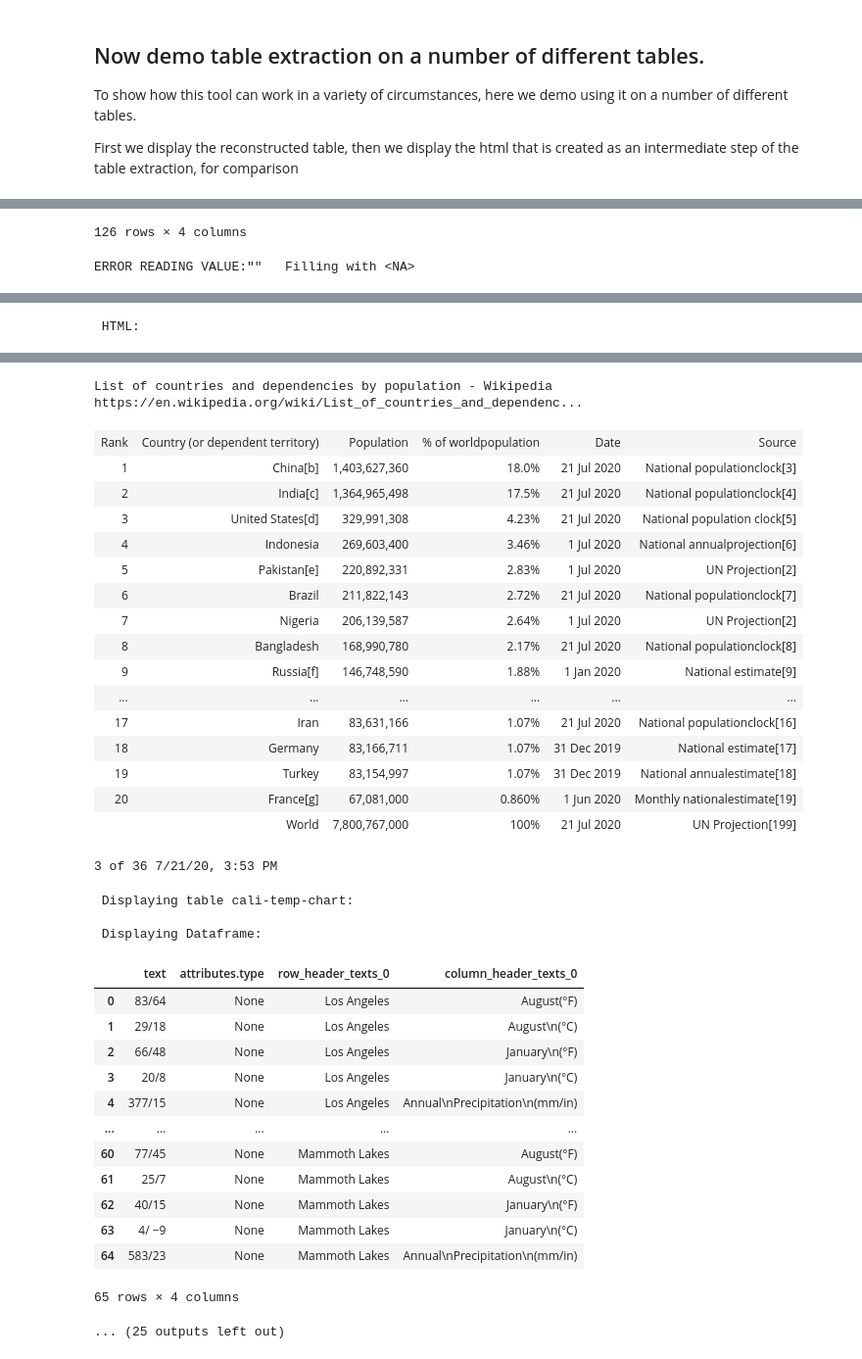
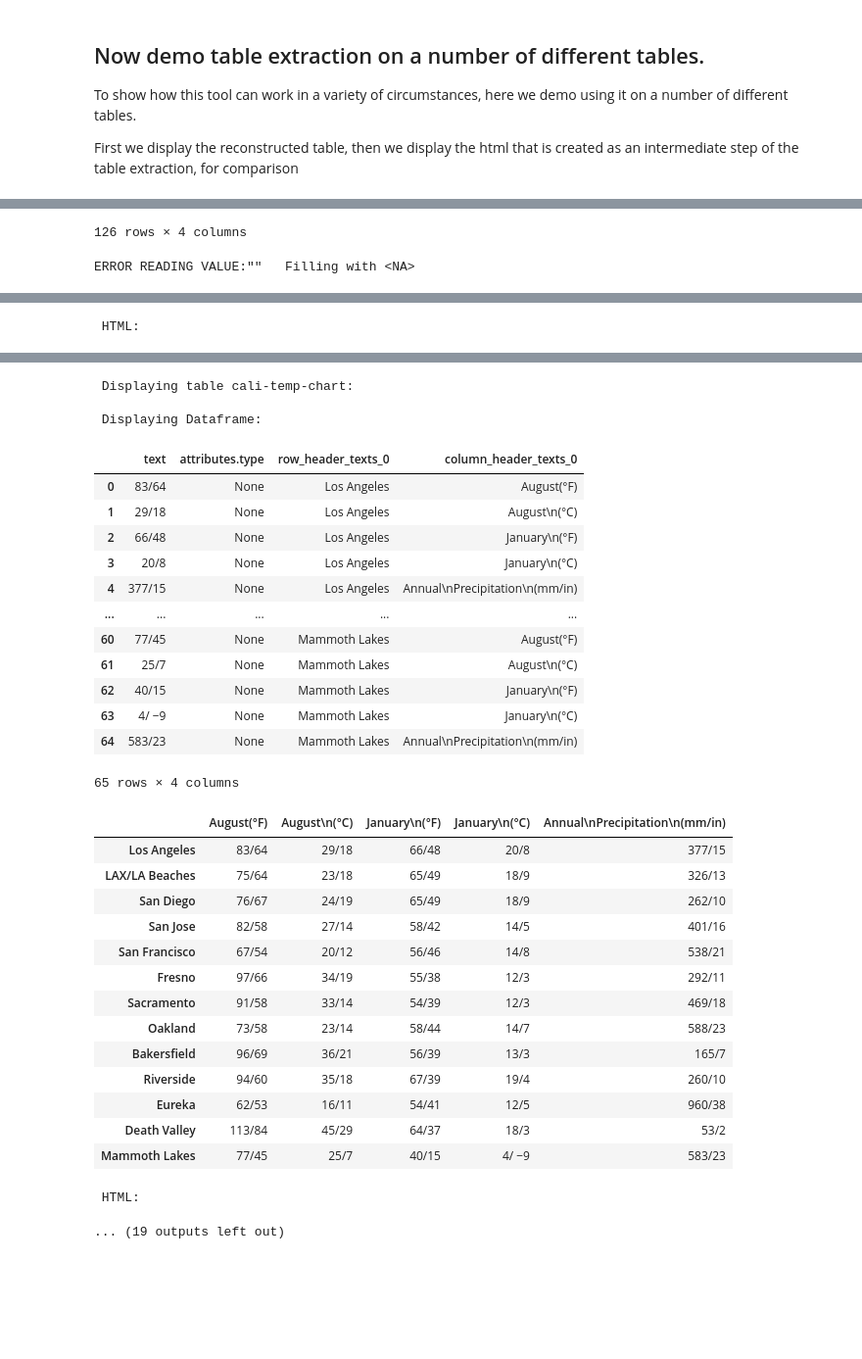
Before and after one commit to CODAIT/text-extensions-for-pandas, a Jupyter notebook: notebooks/Tables_demo_two.ipynb, the cells around one changed output, grey strips where cells are left out. Shown at 98% size. Cells and saved outputs as stored; diff of their text form; code cells hidden in the pictures; blank space fills up the shorter version.

```diff
--- a/notebooks/Tables_demo_two.ipynb
+++ b/notebooks/Tables_demo_two.ipynb
@@ -78,9 +78,9 @@ for name in file_names:
     print("\n Displaying Dataframe: \n")
     parsed = tp.watson_tables_parse_response(responses_dict[name])
     display(tp.make_exploded_df(parsed)[0])
-    display(tp.make_table(parsed))
+    display(tp.make_table(parsed, concat_with=''))
     print("\n\n\n HTML: \n\n")
-    display(HTML(responses_dict[name]["document"]["html"]))
+    display(HTML(tp.get_raw_html(responses_dict[name],parsed)))
 # %% [output]
  Displaying table 20-populous-countries:
 
@@ -120,35 +121,32 @@ ERROR READING VALUE:""   Filling with <NA>
-List of countries and dependencies by population - Wikipedia https://en.wikipedia.org/wiki/List_of_countries_and_dependenc...
+ Displaying table cali-temp-chart:
+
+ Displaying Dataframe:
-| Rank | Country (or dependent territory) | Population | % of worldpopulation | Date | Source |
-| 1 | China[b] | 1,403,627,360 | 18.0% | 21 Jul 2020 | National populationclock[3] |
-| 2 | India[c] | 1,364,965,498 | 17.5% | 21 Jul 2020 | National populationclock[4] |
-| 3 | United States[d] | 329,991,308 | 4.23% | 21 Jul 2020 | National population clock[5] |
-| 4 | Indonesia | 269,603,400 | 3.46% | 1 Jul 2020 | National annualprojection[6] |
-| 5 | Pakistan[e] | 220,892,331 | 2.83% | 1 Jul 2020 | UN Projection[2] |
-| 6 | Brazil | 211,822,143 | 2.72% | 21 Jul 2020 | National populationclock[7] |
-| 7 | Nigeria | 206,139,587 | 2.64% | 1 Jul 2020 | UN Projection[2] |
-| 8 | Bangladesh | 168,990,780 | 2.17% | 21 Jul 2020 | National populationclock[8] |
-| 9 | Russia[f] | 146,748,590 | 1.88% | 1 Jan 2020 | National estimate[9] |
-| ... | ... | ... | ... | ... | ... |
-| 17 | Iran | 83,631,166 | 1.07% | 21 Jul 2020 | National populationclock[16] |
-| 18 | Germany | 83,166,711 | 1.07% | 31 Dec 2019 | National estimate[17] |
-| 19 | Turkey | 83,154,997 | 1.07% | 31 Dec 2019 | National annualestimate[18] |
-| 20 | France[g] | 67,081,000 | 0.860% | 1 Jun 2020 | Monthly nationalestimate[19] |
-|  | World | 7,800,767,000 | 100% | 21 Jul 2020 | UN Projection[199] |
+|  | text | attributes.type | row_header_texts_0 | column_header_texts_0 |
+| 0 | 83/64 | None | Los Angeles | August(°F) |
+| 1 | 29/18 | None | Los Angeles | August\n(°C) |
+| 2 | 66/48 | None | Los Angeles | January\n(°F) |
+| 3 | 20/8 | None | Los Angeles | January\n(°C) |
+| 4 | 377/15 | None | Los Angeles | Annual\nPrecipitation\n(mm/in) |
+| ... | ... | ... | ... | ... |
+| 60 | 77/45 | None | Mammoth Lakes | August(°F) |
+| 61 | 25/7 | None | Mammoth Lakes | August\n(°C) |
+| 62 | 40/15 | None | Mammoth Lakes | January\n(°F) |
+| 63 | 4/ −9 | None | Mammoth Lakes | January\n(°C) |
+| 64 | 583/23 | None | Mammoth Lakes | Annual\nPrecipitation\n(mm/in) |
-3 of 36 7/21/20, 3:53 PM
+65 rows × 4 columns
+|  | August(°F) | August\n(°C) | January\n(°F) | January\n(°C) | Annual\nPrecipitation\n(mm/in) |
+| Los Angeles | 83/64 | 29/18 | 66/48 | 20/8 | 377/15 |
+| LAX/LA Beaches | 75/64 | 23/18 | 65/49 | 18/9 | 326/13 |
+| San Diego | 76/67 | 24/19 | 65/49 | 18/9 | 262/10 |
+| San Jose | 82/58 | 27/14 | 58/42 | 14/5 | 401/16 |
+| San Francisco | 67/54 | 20/12 | 56/46 | 14/8 | 538/21 |
+| Fresno | 97/66 | 34/19 | 55/38 | 12/3 | 292/11 |
+| Sacramento | 91/58 | 33/14 | 54/39 | 12/3 | 469/18 |
+| Oakland | 73/58 | 23/14 | 58/44 | 14/7 | 588/23 |
+| Bakersfield | 96/69 | 36/21 | 56/39 | 13/3 | 165/7 |
+| Riverside | 94/60 | 35/18 | 67/39 | 19/4 | 260/10 |
+| Eureka | 62/53 | 16/11 | 54/41 | 12/5 | 960/38 |
+| Death Valley | 113/84 | 45/29 | 64/37 | 18/3 | 53/2 |
+| Mammoth Lakes | 77/45 | 25/7 | 40/15 | 4/ −9 | 583/23 |
- Displaying table cali-temp-chart:
-
- Displaying Dataframe:
+ HTML:
-|  | text | attributes.type | row_header_texts_0 | column_header_texts_0 |
-| 0 | 83/64 | None | Los Angeles | August(°F) |
-| 1 | 29/18 | None | Los Angeles | August\n(°C) |
-| 2 | 66/48 | None | Los Angeles | January\n(°F) |
-| 3 | 20/8 | None | Los Angeles | January\n(°C) |
-| 4 | 377/15 | None | Los Angeles | Annual\nPrecipitation\n(mm/in) |
-| ... | ... | ... | ... | ... |
-| 60 | 77/45 | None | Mammoth Lakes | August(°F) |
-| 61 | 25/7 | None | Mammoth Lakes | August\n(°C) |
-| 62 | 40/15 | None | Mammoth Lakes | January\n(°F) |
-| 63 | 4/ −9 | None | Mammoth Lakes | January\n(°C) |
-| 64 | 583/23 | None | Mammoth Lakes | Annual\nPrecipitation\n(mm/in) |
-65 rows × 4 columns
+... (19 outputs left out)
-... (25 outputs left out)
```
Also changed, not shown: parts of 1 cell of this notebook, 4 other files.
